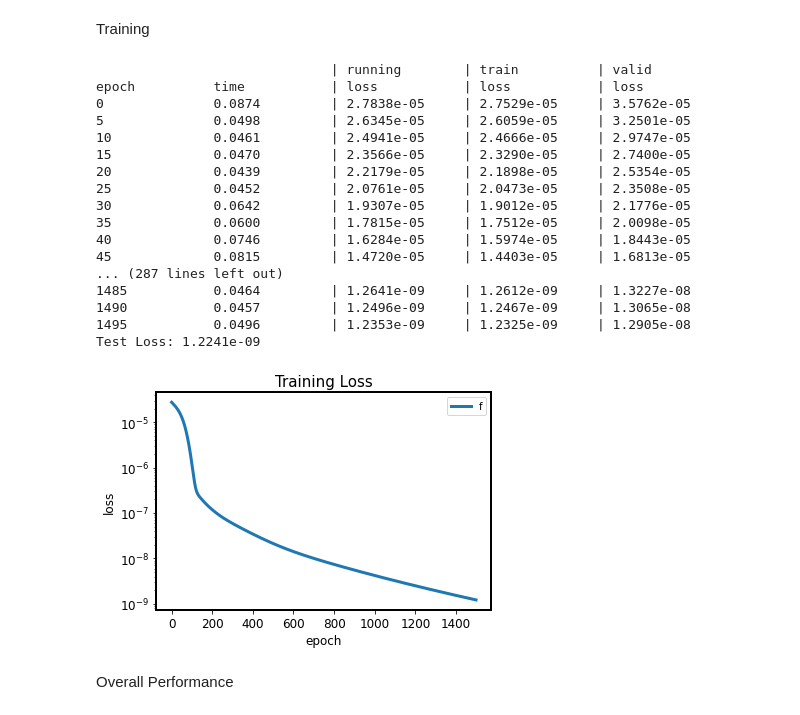
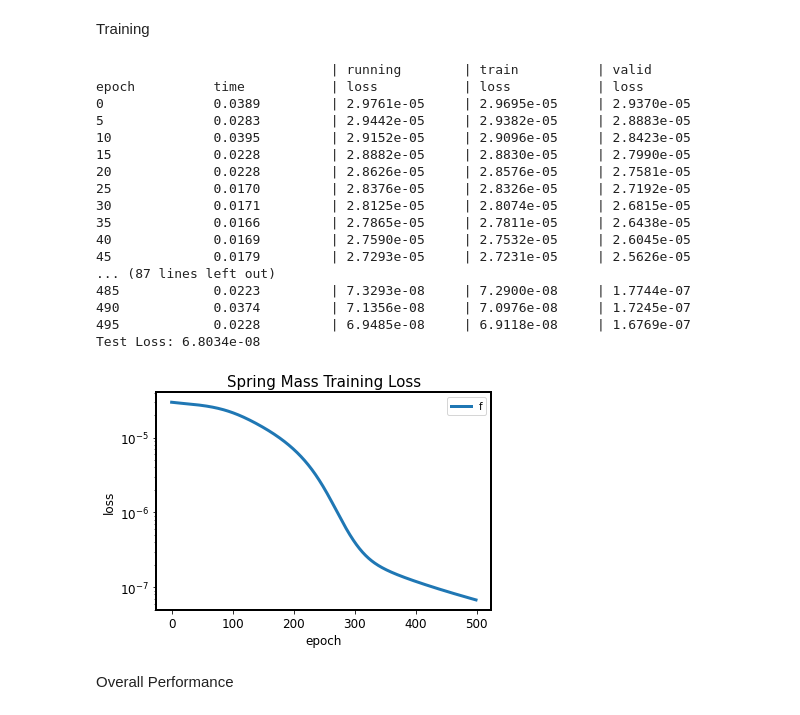
Before and after one commit to mathheider/Learn-ODEs-HINNs, a Jupyter notebook: HINN_Finding_H.ipynb, the cells around one changed output. Cells and saved outputs as stored; diff of their text form; code cells hidden in the pictures.

```diff
--- a/HINN_Finding_H.ipynb
+++ b/HINN_Finding_H.ipynb
@@ -99,8 +98,8 @@ Create our Network:
 
 '''
 
-width = 20
-depth = 3
+width = 10
+depth = 2
 f = net.NN(lay.singleLayer(3, width, act=act.tanhActivation()),
            net.resnetNN(width, depth, h=0.5, act=act.tanhActivation()),
            lay.singleLayer(width, 1, act=act.identityActivation()))
@@ -145,7 +144,7 @@ Training our Network
 '''
 
 # training parameters
-max_epochs = 1500
+max_epochs = 500
 batch_size = n_samples
 
 # get printouts
@@ -268,50 +267,49 @@ print('Test Loss: %0.4e' % loss.item())
 
 
 # ---------------------------------------------------------------------------- #
 # convergence plot
 
 rc('axes', linewidth=2)
 fig = plt.figure()
 linewidth = 3
 
 idx = [idx for idx, n in enumerate(np.array([x for x in printouts_str if not (x == '|')])) if n == 'loss'][1]
 
 plt.semilogy(his[1::, 0], his[1::, idx], linewidth=linewidth, label='f')
 
 #labels and legens
 plt.xlabel('epoch', fontsize=12)
 plt.ylabel('loss', fontsize=12)
-plt.title('Training Loss', fontsize=15)
+plt.title('Spring Mass Training Loss', fontsize=15)
 plt.legend()
 
 #set label text size
 ax = gca()
 for tick in ax.xaxis.get_major_ticks():
     tick.label1.set_fontsize(12)
 for tick in ax.yaxis.get_major_ticks():
     tick.label1.set_fontsize(12)
 
 
 plt.show()
-#fig.savefig('Training Loss.png',dpi=600) #to save the image w/ high dpi
 # %% [output]
                               | running        | train          | valid
 epoch          time           | loss           | loss           | loss
-0              0.0874         | 2.7838e-05     | 2.7529e-05     | 3.5762e-05
-5              0.0498         | 2.6345e-05     | 2.6059e-05     | 3.2501e-05
-10             0.0461         | 2.4941e-05     | 2.4666e-05     | 2.9747e-05
-15             0.0470         | 2.3566e-05     | 2.3290e-05     | 2.7400e-05
-20             0.0439         | 2.2179e-05     | 2.1898e-05     | 2.5354e-05
-25             0.0452         | 2.0761e-05     | 2.0473e-05     | 2.3508e-05
-30             0.0642         | 1.9307e-05     | 1.9012e-05     | 2.1776e-05
-35             0.0600         | 1.7815e-05     | 1.7512e-05     | 2.0098e-05
-40             0.0746         | 1.6284e-05     | 1.5974e-05     | 1.8443e-05
-45             0.0815         | 1.4720e-05     | 1.4403e-05     | 1.6813e-05
-... (287 lines left out)
-1485           0.0464         | 1.2641e-09     | 1.2612e-09     | 1.3227e-08
-1490           0.0457         | 1.2496e-09     | 1.2467e-09     | 1.3065e-08
-1495           0.0496         | 1.2353e-09     | 1.2325e-09     | 1.2905e-08
-Test Loss: 1.2241e-09
+0              0.0389         | 2.9761e-05     | 2.9695e-05     | 2.9370e-05
+5              0.0283         | 2.9442e-05     | 2.9382e-05     | 2.8883e-05
+10             0.0395         | 2.9152e-05     | 2.9096e-05     | 2.8423e-05
+15             0.0228         | 2.8882e-05     | 2.8830e-05     | 2.7990e-05
+20             0.0228         | 2.8626e-05     | 2.8576e-05     | 2.7581e-05
+25             0.0170         | 2.8376e-05     | 2.8326e-05     | 2.7192e-05
+30             0.0171         | 2.8125e-05     | 2.8074e-05     | 2.6815e-05
+35             0.0166         | 2.7865e-05     | 2.7811e-05     | 2.6438e-05
+40             0.0169         | 2.7590e-05     | 2.7532e-05     | 2.6045e-05
+45             0.0179         | 2.7293e-05     | 2.7231e-05     | 2.5626e-05
+... (87 lines left out)
+485            0.0223         | 7.3293e-08     | 7.2900e-08     | 1.7744e-07
+490            0.0374         | 7.1356e-08     | 7.0976e-08     | 1.7245e-07
+495            0.0228         | 6.9485e-08     | 6.9118e-08     | 1.6769e-07
+Test Loss: 6.8034e-08
-[figure, old version]
+[figure, new version]
 # %% [markdown]
 Overall Performance
```
Also changed, not shown: parts of 11 cells of this notebook, 4 other files.
